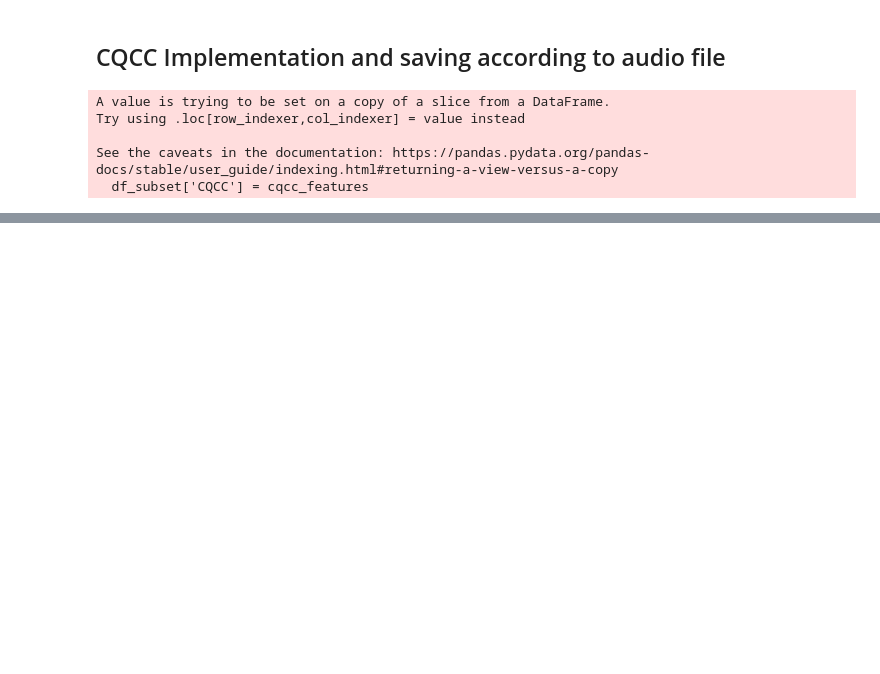
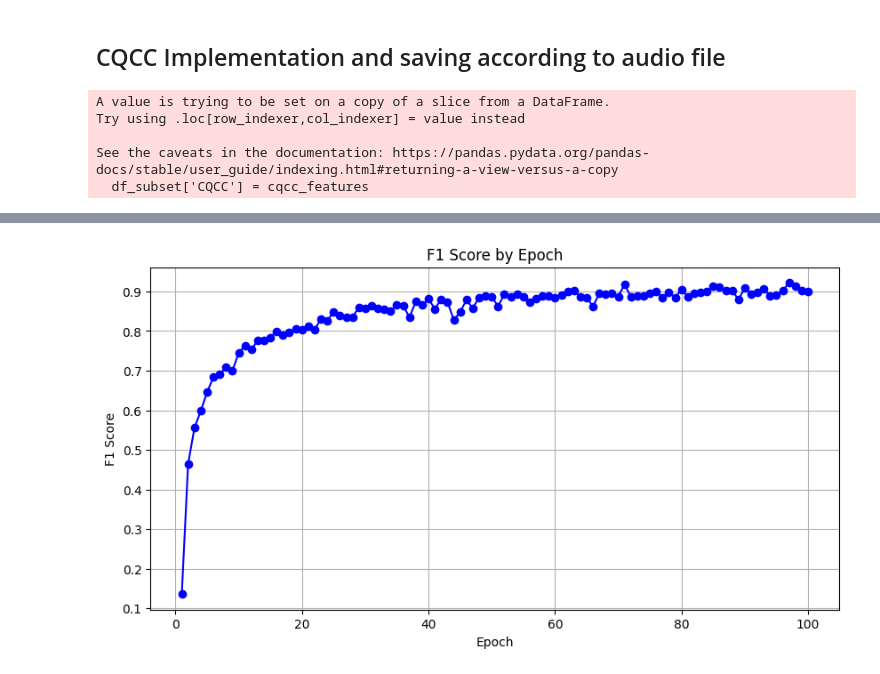
Before and after one commit to CaCuCkA/ukranian-spoken-digits, a Jupyter notebook: audio_digits_recognition.ipynb, the cells around one changed output, grey strips where cells are left out. Drawn from its saved outputs; the diff is of its cells as text; code cells hidden in the pictures; blank space fills up the shorter version.

```diff
--- a/audio_digits_recognition.ipynb
+++ b/audio_digits_recognition.ipynb
@@ -234,0 +412,14 @@ print(df_subset.head())
+# %%
+accuracies_t = [float(x.cpu()) for x in accuracies]
+f1_t = [float(x.cpu()) for x in f1_scores]
+precisions_t = [float(x.cpu()) for x in precisions]
+recalls_t = [float(x.cpu()) for x in recalls]
+plt.figure(figsize=(10, 5))
+plt.plot(epochs, precisions_t, marker='o', linestyle='-', color='blue')
+plt.title('F1 Score by Epoch')
+plt.xlabel('Epoch')
+plt.ylabel('F1 Score')
+plt.grid(True)
+plt.show()
+# %% [output]
+[figure, added]
```
Also changed, not shown: parts of 26 cells of this notebook.
